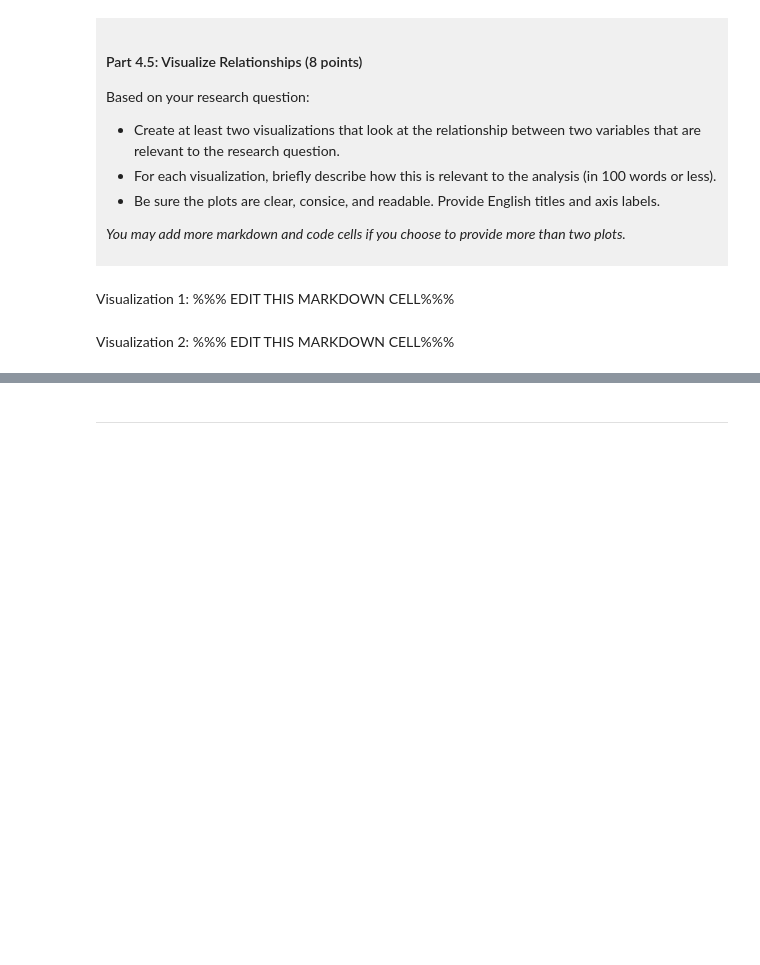
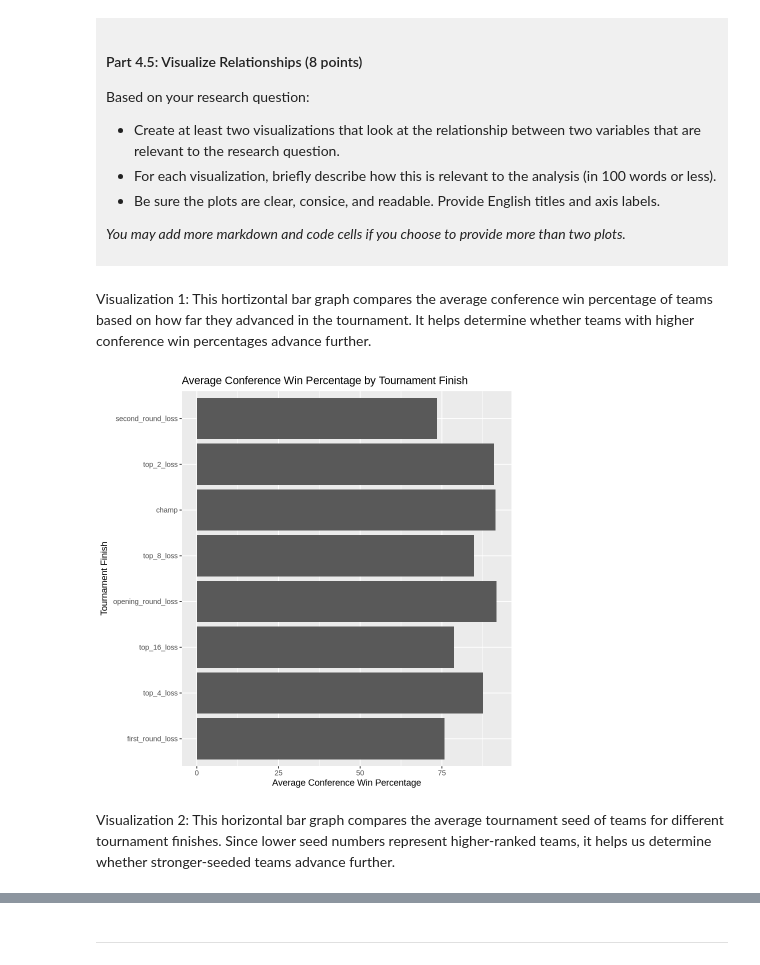
Before and after one commit to ivan909-ivan/dsci-100-project-ivan-hou, a Jupyter notebook: dsci-100-project-notebook.ipynb, the cells around one changed output, grey strips where cells are left out. Cells and saved outputs as stored; diff of their text form; code cells hidden in the pictures; blank space fills up the shorter version.

```diff
--- a/dsci-100-project-notebook.ipynb
+++ b/dsci-100-project-notebook.ipynb
@@ -325,9 +386,20 @@ Based on your research question:
 *You may add more markdown and code cells if you choose to provide more than two plots.*
 </div>
 # %% [markdown]
-Visualization 1: %%% EDIT THIS MARKDOWN CELL%%%
+Visualization 1: This hortizontal bar graph compares the average conference win percentage of teams based on how far they advanced in the tournament. It helps determine whether teams with higher conference win percentages advance further.
 # %%
-### EDIT THIS CODE CELL FOR VISUALIZATION 1###
+# Calculate the average win percentage for each tournament finish
+wins_summary <- womens_march_madness_tidy |>
+  group_by(tourney_finish) |>
+  summarize(avg_wins = mean(conf_wins_pct, na.rm = TRUE))
+
+# Plot the average win percentage
+wins_summary |>
+  ggplot(aes(x = avg_wins, y = tourney_finish)) +
+  geom_bar(stat = "identity") +
+  labs(title = "Average Conference Win Percentage by Tournament Finish", x = "Average Conference Win Percentage", y = "Tournament Finish")
+# %% [output]
+[figure, added]
 # %% [markdown]
-Visualization 2: %%% EDIT THIS MARKDOWN CELL%%%
+Visualization 2: This horizontal bar graph compares the average tournament seed of teams for different tournament finishes. Since lower seed numbers represent higher-ranked teams, it helps us determine whether stronger-seeded teams advance further.
 # %%
```
Also changed, not shown: parts of 8 cells of this notebook.
